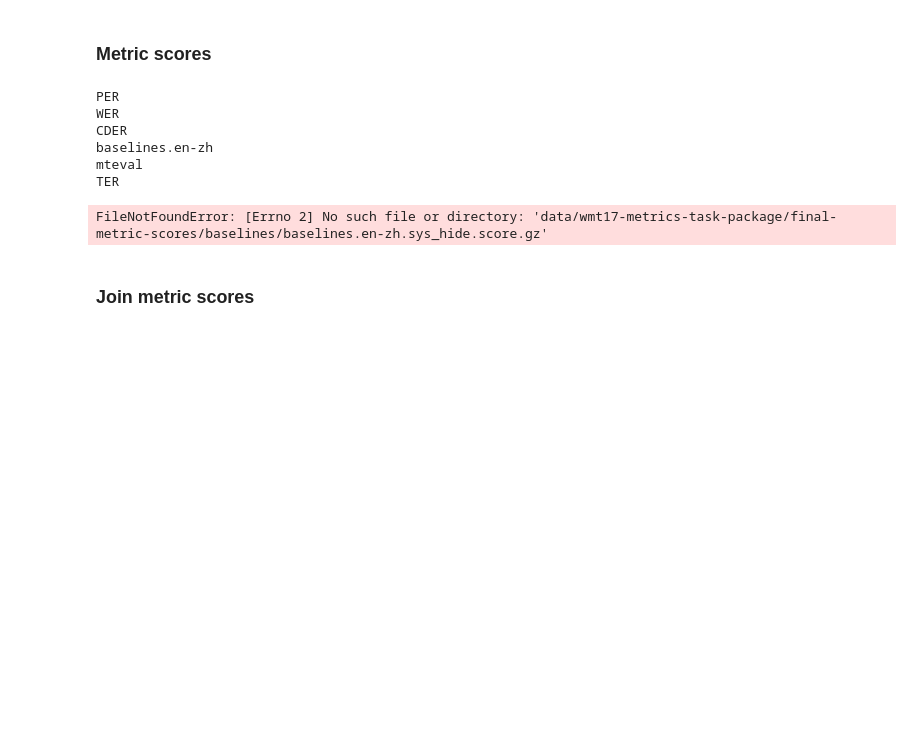
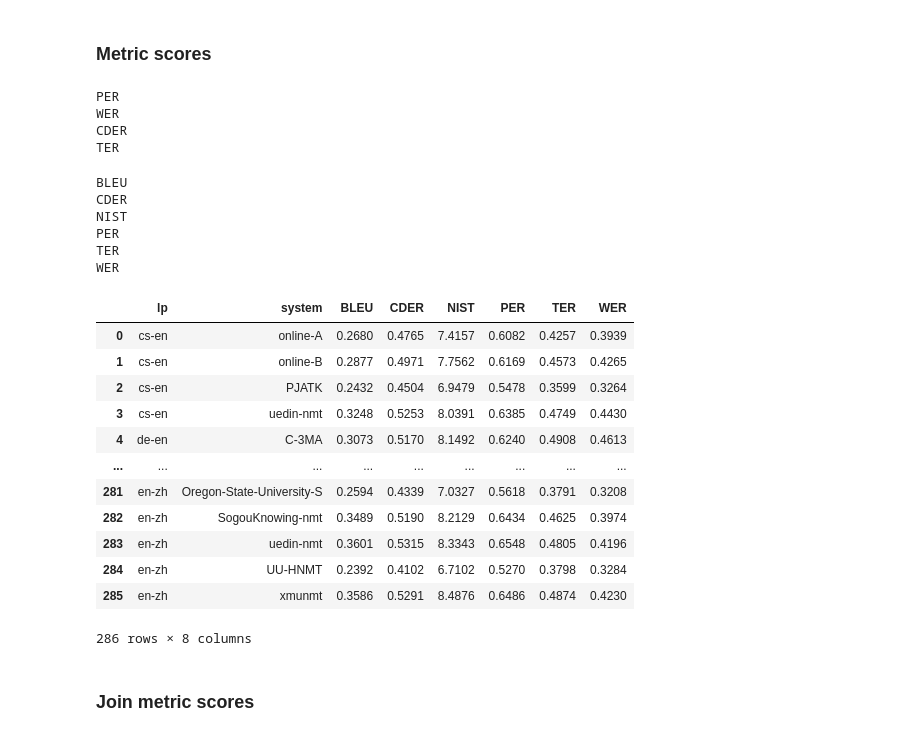
Before and after one commit to johntzwei/wmt16-19-metrics-shared-task, a Jupyter notebook: wmt17-data.ipynb, the cells around one changed output. Saved outputs shown, nothing was run; the diff lists cells and outputs as text; code cells hidden in the pictures; blank space fills up the shorter version.

```diff
--- a/wmt17-data.ipynb
+++ b/wmt17-data.ipynb
@@ -40,11 +60,31 @@ official_da_sys['system'] = official_da_sys['system'].apply(lambda x: x.split('.
 # %% [markdown]
 ### Metric scores
+# %%
+sys_scores = pd.DataFrame(data={'lp':[], 'system':[]})
+
+submission = 'data/wmt17-metrics-task-package/final-metric-scores/baselines/mteval.sys.score.gz'
+hybrid_filtered = '\n'.join(i.replace(' ', '\t') for i in gzip.open(submission, 'rt') if 'hybrid' not in i)
+reader = io.StringIO(hybrid_filtered)
+metric_syss = pd.read_csv(reader, delimiter='\t', header=None)
+metric_syss.iloc[:,3] = metric_syss.iloc[:,3].apply(lambda x: x.split('.')[0])
+
+bleu_scores = metric_syss[metric_syss.iloc[:,0] == 'BLEU']
+nist_scores = metric_syss[metric_syss.iloc[:,0] == 'NIST']
+
+bleu_scores.columns = ['name', 'lp', 'testset', 'system', 'BLEU']
+nist_scores.columns = ['name', 'lp', 'testset', 'system', 'NIST']
+
+sys_scores = sys_scores.merge(bleu_scores[['lp','system', 'BLEU']], on=['lp','system'], how='outer')
+sys_scores = sys_scores.merge(nist_scores[['lp','system', 'NIST']], on=['lp','system'], how='outer')
 # %%
-sys_scores = pd.DataFrame(data={'lp':[], 'system':[]})
-
 baseline_syss = glob.glob('data/wmt17-metrics-task-package/final-metric-scores/baselines/*.sys.*')
 
 for submission in itertools.chain(baseline_syss):
+    if 'baselines.en-zh' in submission:
+        continue
+    if 'mteval' in submission:
+        continue
+
     metric_name = submission.split('/')[-1]
     metric_name = metric_name[:-len('.sys.score.gz')] if metric_name.endswith('.gz') else metric_name[:-len('.sys.score')]
     print(metric_name)
@@ -66,12 +106,10 @@ for submission in itertools.chain(baseline_syss):
 PER
 WER
 CDER
-baselines.en-zh
-mteval
 TER
 # %%
 # en-zh
-en_zh_sys = pd.read_csv(gzip.open('data/wmt17-metrics-task-package/final-metric-scores/baselines/baselines.en-zh.sys_hide.score.gz', 'rt'), delimiter='\t', header=None)
+en_zh_sys = pd.read_csv(gzip.open('data/wmt17-metrics-task-package/final-metric-scores/baselines/baselines.en-zh.sys.score.gz', 'rt'), delimiter='\t', header=None)
 en_zh_sys.columns = ['metric', 'lp', 'testset', 'system', 'score']
 en_zh_sys = en_zh_sys[~en_zh_sys.system.str.contains('hybrid')]
 en_zh_sys['system'] = en_zh_sys['system'].apply(lambda x: x.split('.')[0])
@@ -87,10 +125,32 @@ for metric_name in en_zh_sys['metric'].unique():
     sys_scores = sys_scores.merge(metric_syss[['lp','system',metric_name]], on=['lp','system'], how='outer')
 
     # fix _x and _y
-    sys_scores[metric_name] = [ x['%s_x' % metric_name] if not np.isnan(x['%s_x' % metric_name]) else x['%s_y' % metric_name] for i, x in sys_scores.iterrows() ]
-    sys_scores = sys_scores.drop(['%s_x' % metric_name, '%s_y' % metric_name], axis=1)
+    if '%s_x' % metric_name in sys_scores.columns:
+        sys_scores[metric_name] = [ x['%s_x' % metric_name] if not np.isnan(x['%s_x' % metric_name]) else x['%s_y' % metric_name] for i, x in sys_scores.iterrows() ]
+        sys_scores = sys_scores.drop(['%s_x' % metric_name, '%s_y' % metric_name], axis=1)
 # %% [output]
-FileNotFoundError: [Errno 2] No such file or directory: 'data/wmt17-metrics-task-package/final-metric-scores/baselines/baselines.en-zh.sys_hide.score.gz'
+BLEU
+CDER
+NIST
+PER
+TER
+WER
+# %%
+sys_scores
+# %% [output]
+|  | lp | system | BLEU | CDER | NIST | PER | TER | WER |
+| 0 | cs-en | online-A | 0.2680 | 0.4765 | 7.4157 | 0.6082 | 0.4257 | 0.3939 |
+| 1 | cs-en | online-B | 0.2877 | 0.4971 | 7.7562 | 0.6169 | 0.4573 | 0.4265 |
+| 2 | cs-en | PJATK | 0.2432 | 0.4504 | 6.9479 | 0.5478 | 0.3599 | 0.3264 |
+| 3 | cs-en | uedin-nmt | 0.3248 | 0.5253 | 8.0391 | 0.6385 | 0.4749 | 0.4430 |
+| 4 | de-en | C-3MA | 0.3073 | 0.5170 | 8.1492 | 0.6240 | 0.4908 | 0.4613 |
+| ... | ... | ... | ... | ... | ... | ... | ... | ... |
+| 281 | en-zh | Oregon-State-University-S | 0.2594 | 0.4339 | 7.0327 | 0.5618 | 0.3791 | 0.3208 |
+| 282 | en-zh | SogouKnowing-nmt | 0.3489 | 0.5190 | 8.2129 | 0.6434 | 0.4625 | 0.3974 |
+| 283 | en-zh | uedin-nmt | 0.3601 | 0.5315 | 8.3343 | 0.6548 | 0.4805 | 0.4196 |
+| 284 | en-zh | UU-HNMT | 0.2392 | 0.4102 | 6.7102 | 0.5270 | 0.3798 | 0.3284 |
+| 285 | en-zh | xmunmt | 0.3586 | 0.5291 | 8.4876 | 0.6486 | 0.4874 | 0.4230 |
+286 rows × 8 columns
 # %% [markdown]
 ### Join metric scores
 # %%
```
Also changed, not shown: parts of 24 cells of this notebook, 5 other files.
